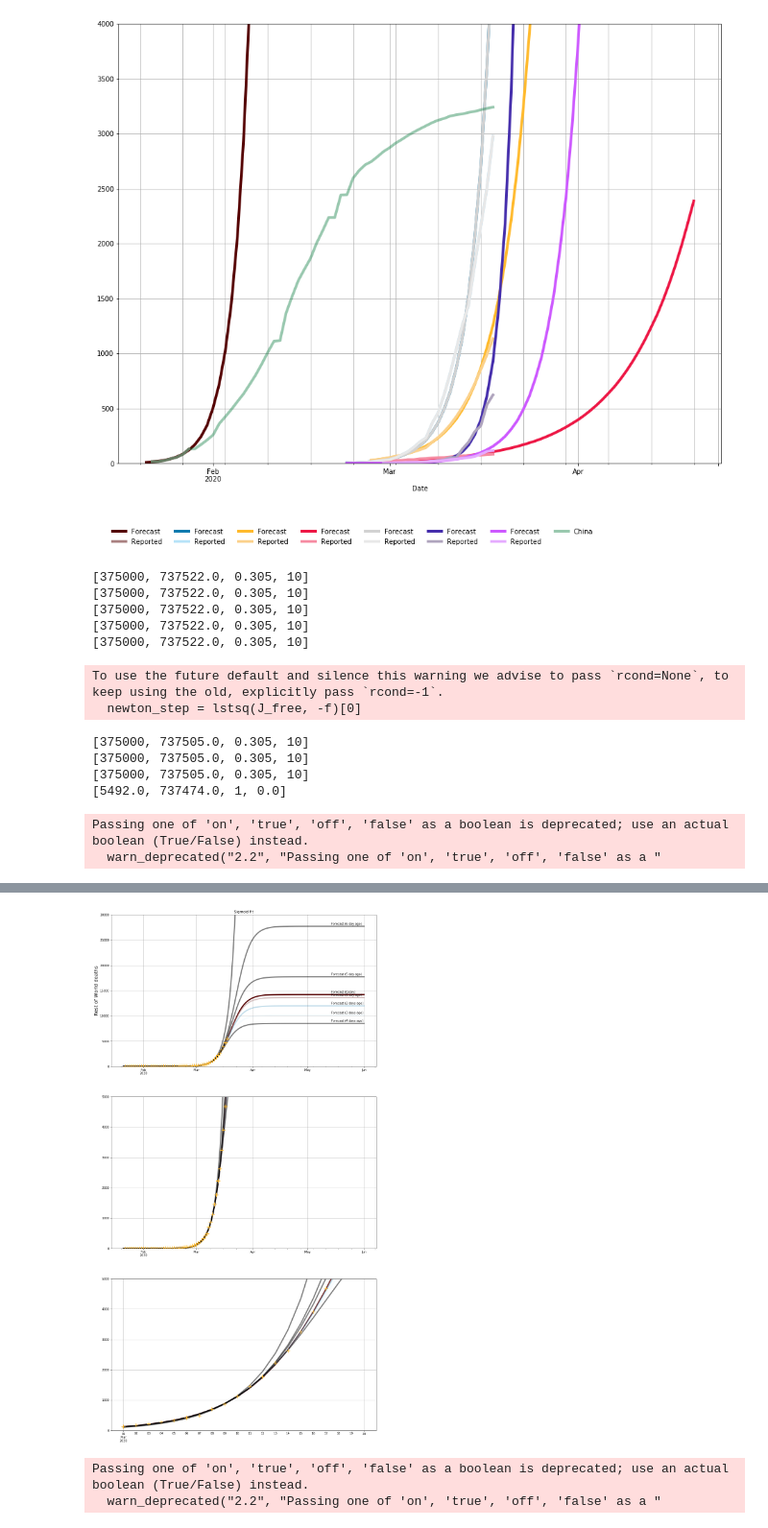
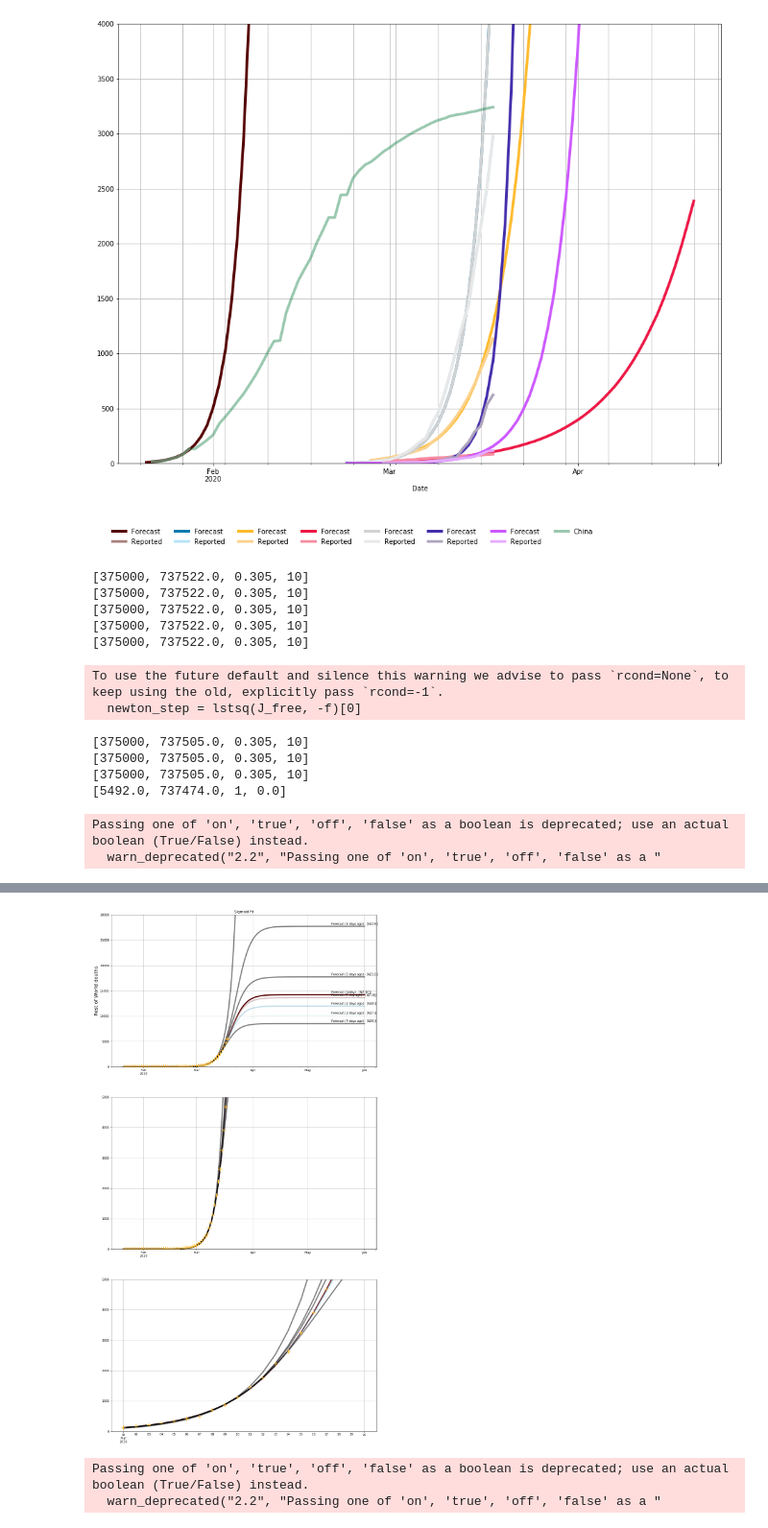
Before and after one commit to djhume/COVID-19, a Jupyter notebook: COVID-19.ipynb, the cells around one changed output, grey strips where cells are left out. Shown: that part at 96% size. Cells and saved outputs as stored; diff of their text form; code cells hidden in the pictures.

```diff
--- a/COVID-19.ipynb
+++ b/COVID-19.ipynb
@@ -403,16 +403,27 @@ ylim([0, 5000])
 
 x_date = datetime(2020,5,14)
 y_shift=300
-ax.text(x_date, fs.tail(1).values+y_shift, 'Forecast (today)')
-ax.text(x_date, fsn1.tail(1).values+y_shift, 'Forecast (1 day ago)')
-ax.text(x_date, fsn2.tail(1).values+y_shift, 'Forecast (2 days ago)')
-ax.text(x_date, fsn3.tail(1).values+y_shift, 'Forecast (3 days ago)')
-ax.text(x_date, fsn4.tail(1).values+y_shift, 'Forecast (4 days ago)')
-ax.text(x_date, fsn5.tail(1).values+y_shift, 'Forecast (5 day ago)')
-ax.text(x_date, fsn6.tail(1).values+y_shift, 'Forecast (6 day ago)')
-#ax.text(x_date, fsn7.tail(1).values+y_shift, 'Forecast (7 day ago)')
 
 ax.set_ylabel('Rest of World deaths', fontsize=16)
+
+
+d = math.ceil(5000000*fs.tail(1).values[0]/7500000000)
+d1 = math.ceil(5000000*fsn1.tail(1).values[0]/7500000000)
+d2 = math.ceil(5000000*fsn2.tail(1).values[0]/7500000000)
+d3 = math.ceil(5000000*fsn3.tail(1).values[0]/7500000000)
+d4 = math.ceil(5000000*fsn4.tail(1).values[0]/7500000000)
+d5 = math.ceil(5000000*fsn5.tail(1).values[0]/7500000000)
+d6 = math.ceil(5000000*fsn6.tail(1).values[0]/7500000000)
+d7 = math.ceil(5000000*fsn7.tail(1).values[0]/7500000000)
+
+ax.text(x_date, fs.tail(1).values+y_shift, 'Forecast (today) - [NZ ' + str(d) + '])')
+ax.text(x_date, fsn1.tail(1).values+y_shift, 'Forecast (1 day ago) - [NZ' + str(d1) + '])')
+ax.text(x_date, fsn2.tail(1).values+y_shift, 'Forecast (2 days ago) - [NZ' + str(d2) + '])')
+ax.text(x_date, fsn3.tail(1).values+y_shift, 'Forecast (3 days ago) - [NZ' + str(d3) + '])')
+ax.text(x_date, fsn4.tail(1).values+y_shift, 'Forecast (4 days ago) - [NZ' + str(d4) + '])')
+ax.text(x_date, fsn5.tail(1).values+y_shift, 'Forecast (5 days ago) - [NZ' + str(d5) + '])')
+ax.text(x_date, fsn6.tail(1).values+y_shift, 'Forecast (6 days ago) - [NZ' + str(d6) + '])')
+#ax.text(x_date, fsn7.tail(1).values+y_shift, 'Forecast (today) - [' + str(d7) + '])')
 # %% [output]
 [375000, 737522.0, 0.305, 10]
 [375000, 737522.0, 0.305, 10]
@@ -431,4 +442,4 @@ Text(0, 0.5, 'Rest of World deaths')
-[figure, old version]
+[figure, new version]
 # %%
 fig = plt.figure(1, figsize=[16,18])
 ax = fig.add_subplot(111)
```
Also changed, not shown: parts of 5 cells of this notebook.
